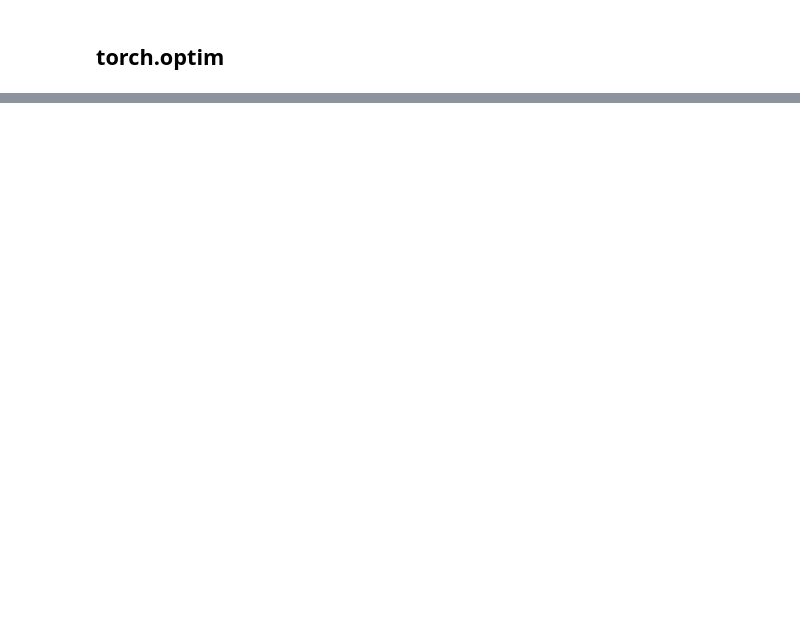
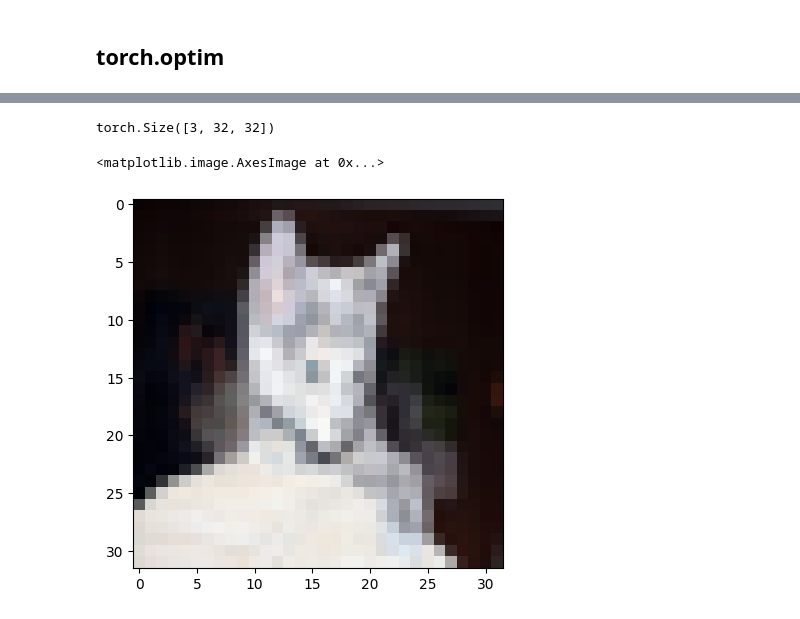
Before and after one commit to iontail/dive_torch, a Jupyter notebook: dive_into_pytorch.ipynb, the cells around one changed output, grey strips where cells are left out. Saved outputs shown, nothing was run; the diff lists cells and outputs as text; code cells hidden in the pictures; blank space fills up the shorter version.

```diff
--- a/dive_into_pytorch.ipynb
+++ b/dive_into_pytorch.ipynb
@@ -16,0 +437,36 @@
+# %%
+transform_train = transforms.Compose([
+    transforms.RandomAffine(degrees=(0,10),translate=(0.1,0.2),scale=(0.5,1.2)),
+    transforms.ToTensor()])
+
+transform_test = transforms.Compose([
+    transforms.ToTensor()])
+
+
+class SubsetWithTransform(Dataset):
+    def __init__(self, subset, transform=None):
+        self.subset = subset
+        self.transform = transform
+        self.classes = subset.dataset.classes
+
+    def __len__(self):
+        return len(self.subset)
+
+    def __getitem__(self, idx):
+        x, y = self.subset[idx]
+        if self.transform:
+            x = self.transform(x)
+        return x, y
+# %%
+train_ds = datasets.CIFAR10(root = '/content/drive/MyDrive/Colab Notebooks/data', train=True, download=True)
+test_ds = datasets.CIFAR10(root = '/content/drive/MyDrive/Colab Notebooks/data', train=False, download=True, transform=transform_test)
+
+train_len = int(0.8 * len(train_ds))
+val_len = len(train_ds) - train_len
+train_ds, val_ds = random_split(train_ds, [train_len, val_len])
+
+train_ds = SubsetWithTransform(train_ds, transform=transform_train)
+val_ds = SubsetWithTransform(val_ds, transform=transform_test)
+
+print(f"Length: Train-{len(train_ds)}, Validation-{len(val_ds)}, Test-{len(test_ds)}")
+print(train_ds.classes)
@@ -16,0 +486,8 @@
+# %%
+x, y = val_ds[101]
+print(x.shape)
+plt.imshow(x.permute(1,2,0))
+# %% [output]
+torch.Size([3, 32, 32])
+<matplotlib.image.AxesImage at 0x...>
+[figure, added]
```
Also changed, not shown: parts of 28 cells of this notebook.
